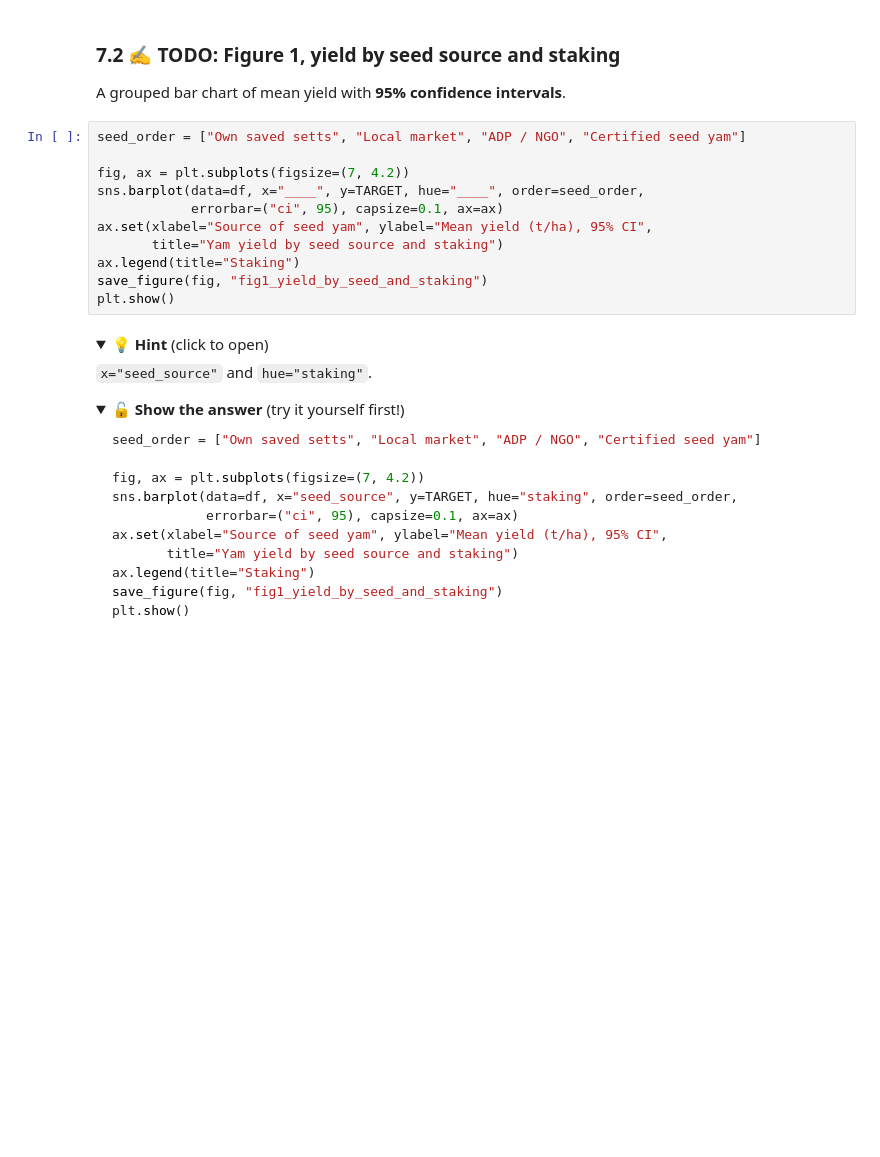
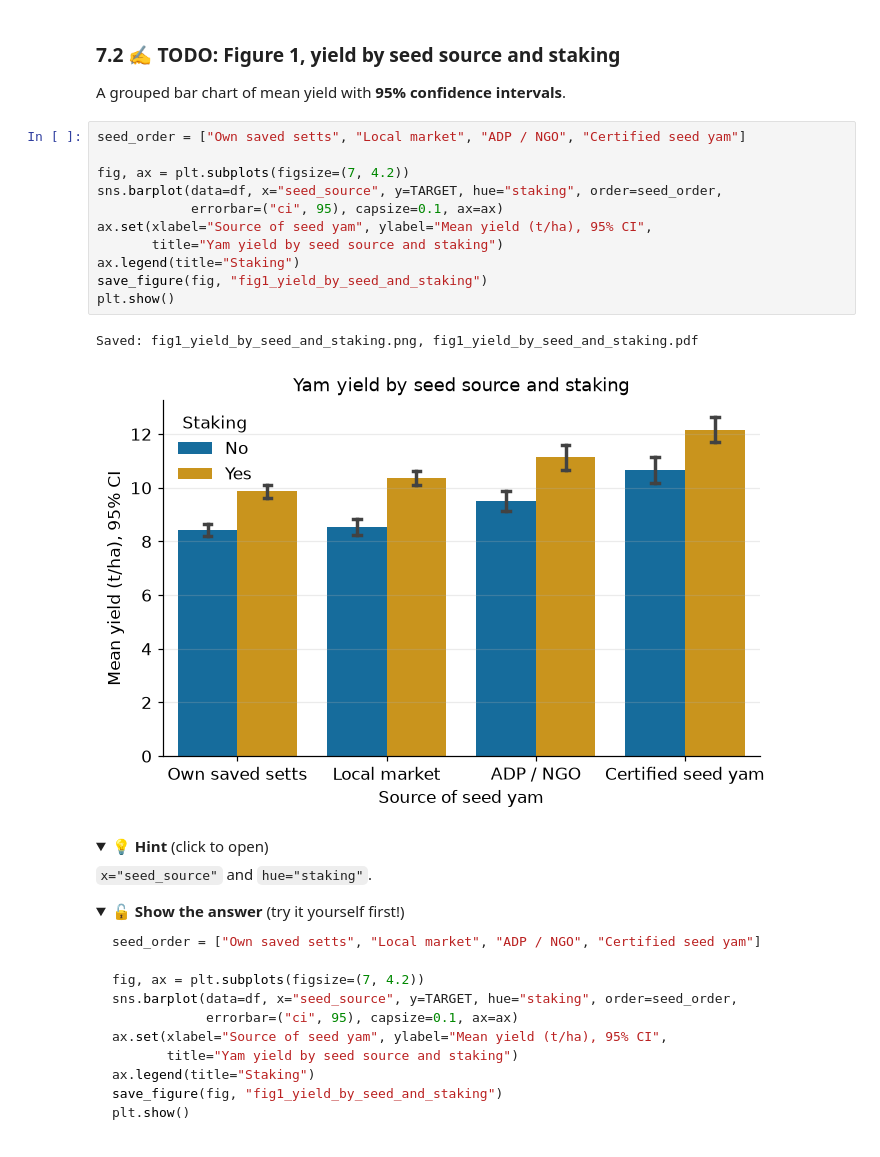
Before and after one commit to Jinawalic/nsuk-ds-group-02, a Jupyter notebook: notebooks/group_project.ipynb, the cells around one changed output. Drawn from its saved outputs; the diff is of its cells as text; folded sections open; blank space fills up the shorter version.

Commit message:
Part 7: publication figures and tables

```diff
--- a/notebooks/group_project.ipynb
+++ b/notebooks/group_project.ipynb
@@ -2006,14 +2021,17 @@ A grouped bar chart of mean yield with **95% confidence intervals**.
 # %%
 seed_order = ["Own saved setts", "Local market", "ADP / NGO", "Certified seed yam"]
 
 fig, ax = plt.subplots(figsize=(7, 4.2))
-sns.barplot(data=df, x="____", y=TARGET, hue="____", order=seed_order,
+sns.barplot(data=df, x="seed_source", y=TARGET, hue="staking", order=seed_order,
             errorbar=("ci", 95), capsize=0.1, ax=ax)
 ax.set(xlabel="Source of seed yam", ylabel="Mean yield (t/ha), 95% CI",
        title="Yam yield by seed source and staking")
 ax.legend(title="Staking")
 save_figure(fig, "fig1_yield_by_seed_and_staking")
 plt.show()
+# %% [output]
+Saved: fig1_yield_by_seed_and_staking.png, fig1_yield_by_seed_and_staking.pdf
+[figure, added]
 # %% [markdown]
 <details><summary>💡 <b>Hint</b> (click to open)</summary>
 
```
Also changed, not shown: parts of 4 cells of this notebook, 5 other files.
